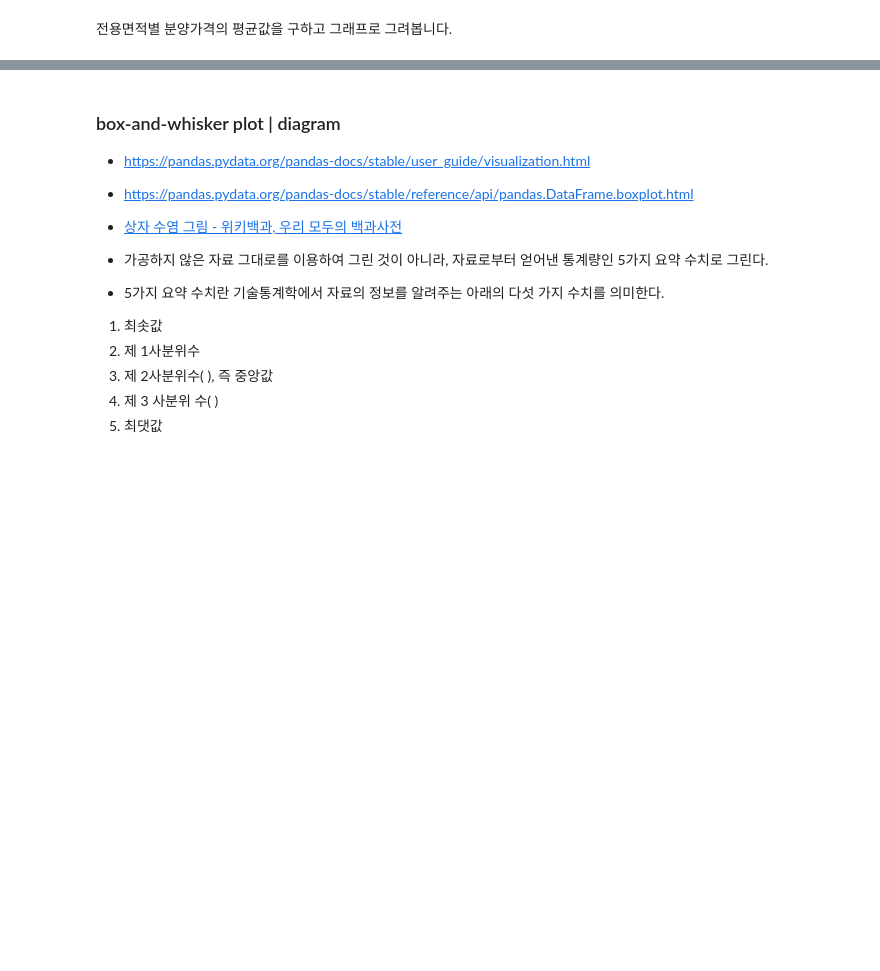
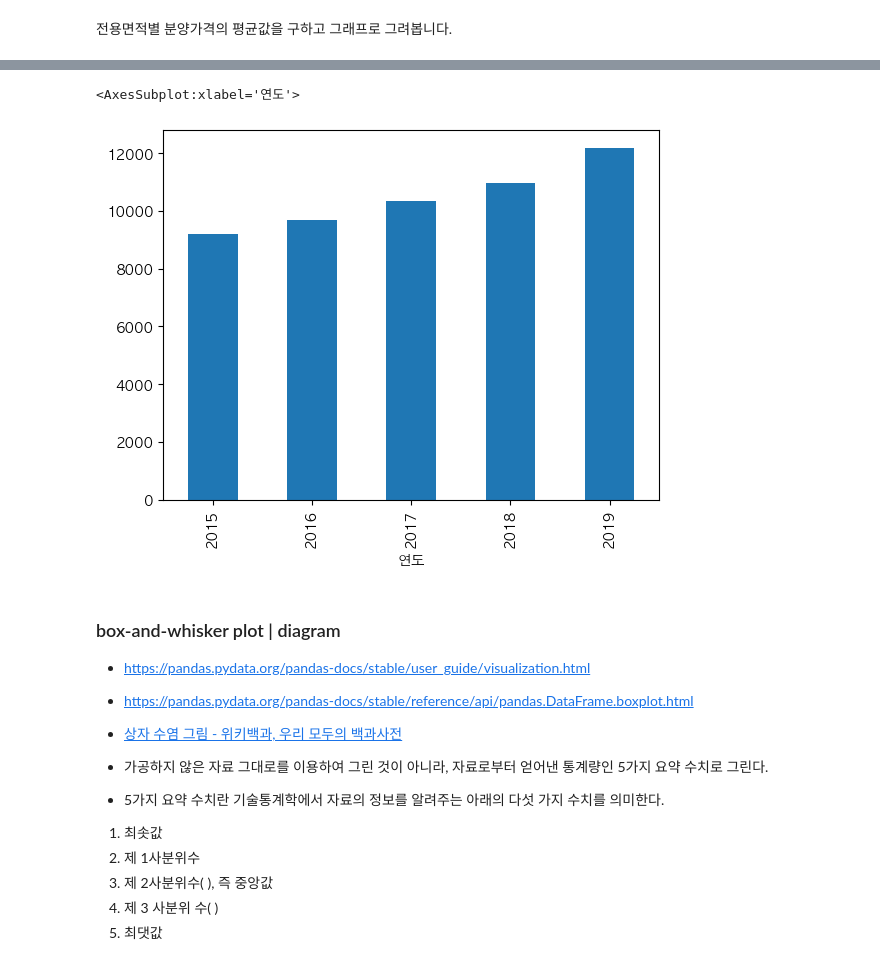
Before and after one commit to kngsujng/Data-Analysis_Study, a Jupyter notebook: open-data-analysis-basic-master/01-apt-price-input.ipynb, the cells around one changed output, grey strips where cells are left out. Saved outputs shown, nothing was run; the diff lists cells and outputs as text; code cells hidden in the pictures; blank space fills up the shorter version.

```diff
--- a/open-data-analysis-basic-master/01-apt-price-input.ipynb
+++ b/open-data-analysis-basic-master/01-apt-price-input.ipynb
@@ -643,5 +663,10 @@ seaborn을 사용했을 때보다 pandas를 사용해서 시각화를 할 때의
 # %%
 # 연도별 평당분양가격의 평균을 구하고 막대그래프(bar)로 시각화 합니다.
+
+df_last.groupby(['연도'])['평당분양가격'].mean().plot.bar()
+# %% [output]
+<AxesSubplot:xlabel='연도'>
+[figure, added]
 # %% [markdown]
 ### box-and-whisker plot | diagram
 
```
Also changed, not shown: parts of 4 cells of this notebook.
